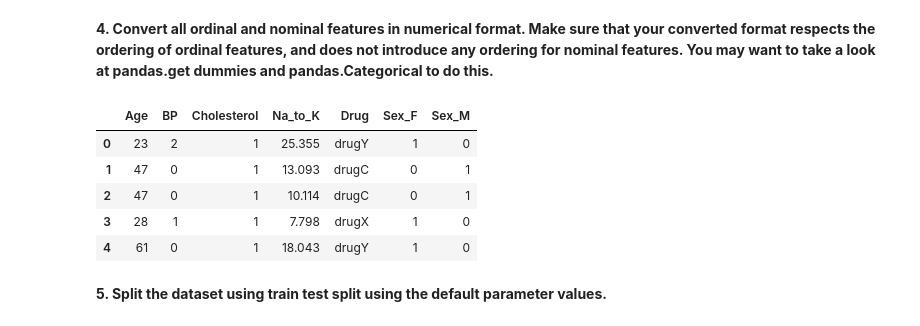
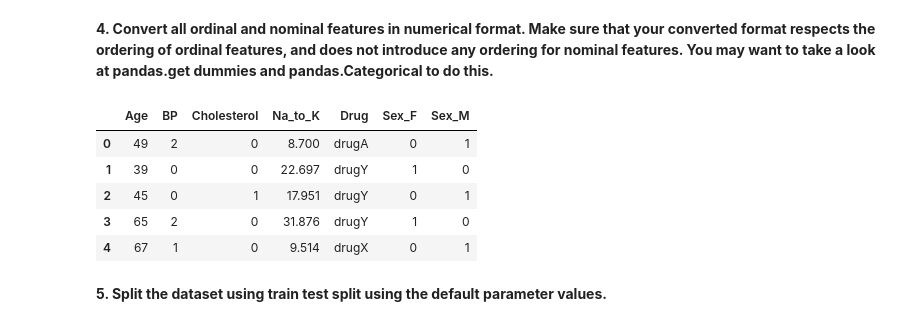
Before and after one commit to comp472-bots/mini-project-1, a Jupyter notebook: solutions/task2.ipynb, the cells around one changed output. Saved outputs shown, nothing was run; the diff lists cells and outputs as text; code cells hidden in the pictures.

```diff
--- a/solutions/task2.ipynb
+++ b/solutions/task2.ipynb
@@ -8,5 +8,8 @@ Download the BBC dataset provided on Moodle. The dataset, created by [Greene and
 import pandas as pd
 data_df = pd.read_csv("../data/drug200.csv")
 data_df.head()
+
+test_df = pd.read_csv("../data/test44.csv")
+test_df.head()
 # %% [output]
 |  | Age | Sex | BP | Cholesterol | Na_to_K | Drug |
@@ -48,23 +51,31 @@ plt.show()
 # %%
 #Converts nominal column "Sex" to numerical format using pandas.get_dummies function
 data_df = pd.get_dummies(data_df, columns=['Sex'])
+test_df = pd.get_dummies(test_df, columns=['Sex'])
 
 #Converts ordinal column "BP" to numerical format using pandas.Categorical function
 data_df.BP = pd.Categorical(data_df.BP,['LOW','NORMAL','HIGH'],ordered=True)
 data_df.BP = data_df.BP.cat.codes
 
+test_df.BP = pd.Categorical(test_df.BP,['LOW','NORMAL','HIGH'],ordered=True)
+test_df.BP = test_df.BP.cat.codes
+
 #Converts ordinal column "Cholestrol" to numerical format using pandas.Categorical function
 data_df.Cholesterol = pd.Categorical(data_df.Cholesterol,['NORMAL','HIGH'],ordered=True)
 data_df.Cholesterol = data_df.Cholesterol.cat.codes
 
+test_df.Cholesterol = pd.Categorical(test_df.Cholesterol,['NORMAL','HIGH'],ordered=True)
+test_df.Cholesterol = test_df.Cholesterol.cat.codes
+
 data_df.head()
+test_df.head()
 # %% [output]
 |  | Age | BP | Cholesterol | Na_to_K | Drug | Sex_F | Sex_M |
-| 0 | 23 | 2 | 1 | 25.355 | drugY | 1 | 0 |
-| 1 | 47 | 0 | 1 | 13.093 | drugC | 0 | 1 |
-| 2 | 47 | 0 | 1 | 10.114 | drugC | 0 | 1 |
-| 3 | 28 | 1 | 1 | 7.798 | drugX | 1 | 0 |
-| 4 | 61 | 0 | 1 | 18.043 | drugY | 1 | 0 |
+| 0 | 49 | 2 | 0 | 8.700 | drugA | 0 | 1 |
+| 1 | 39 | 0 | 0 | 22.697 | drugY | 1 | 0 |
+| 2 | 45 | 0 | 1 | 17.951 | drugY | 0 | 1 |
+| 3 | 65 | 2 | 0 | 31.876 | drugY | 1 | 0 |
+| 4 | 67 | 1 | 0 | 9.514 | drugX | 0 | 1 |
 # %% [markdown]
 **5. Split the dataset using train test split using the default parameter values.**
 # %%
```
Also changed, not shown: parts of 21 cells of this notebook, 3 other files.
